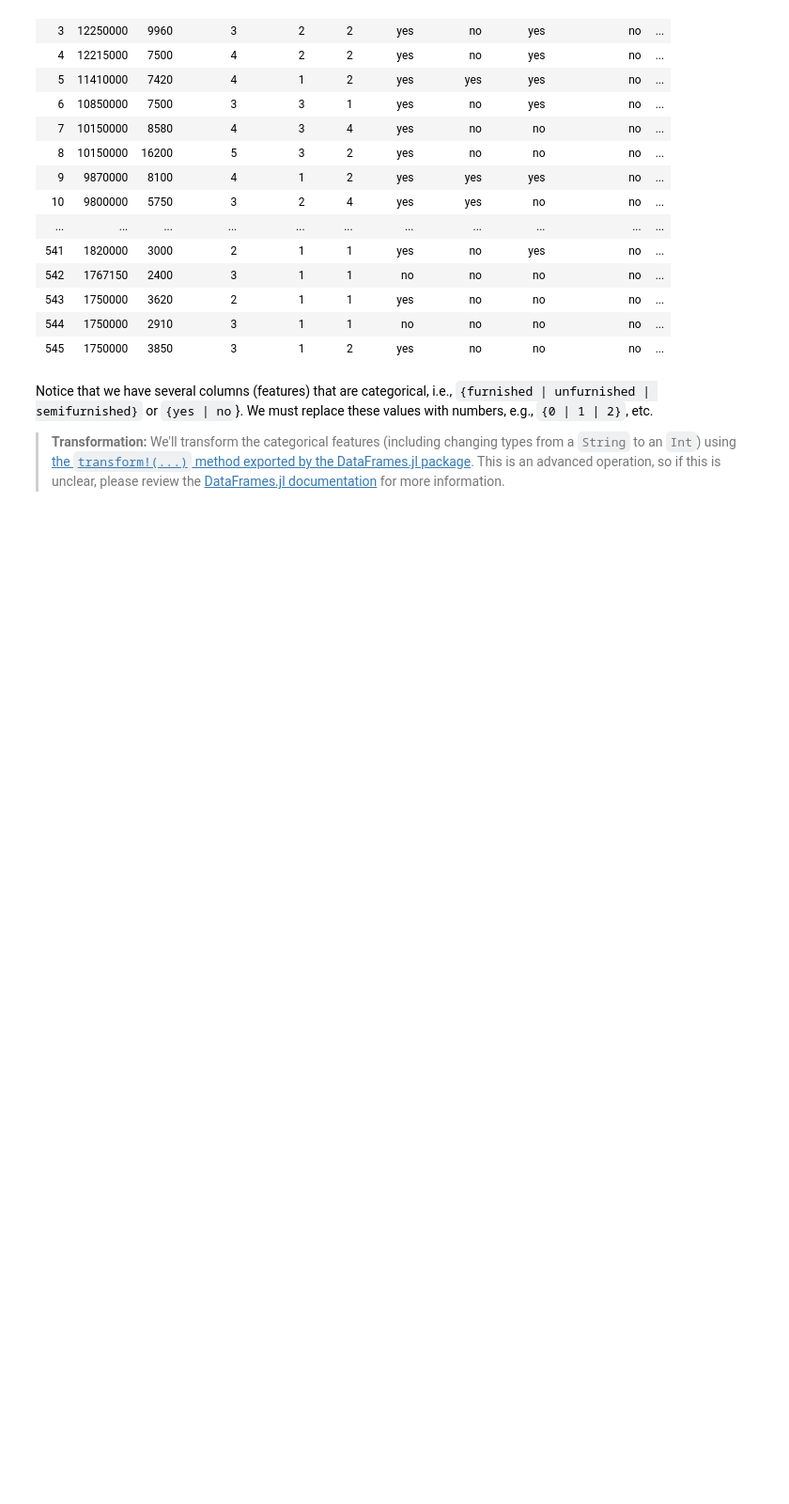
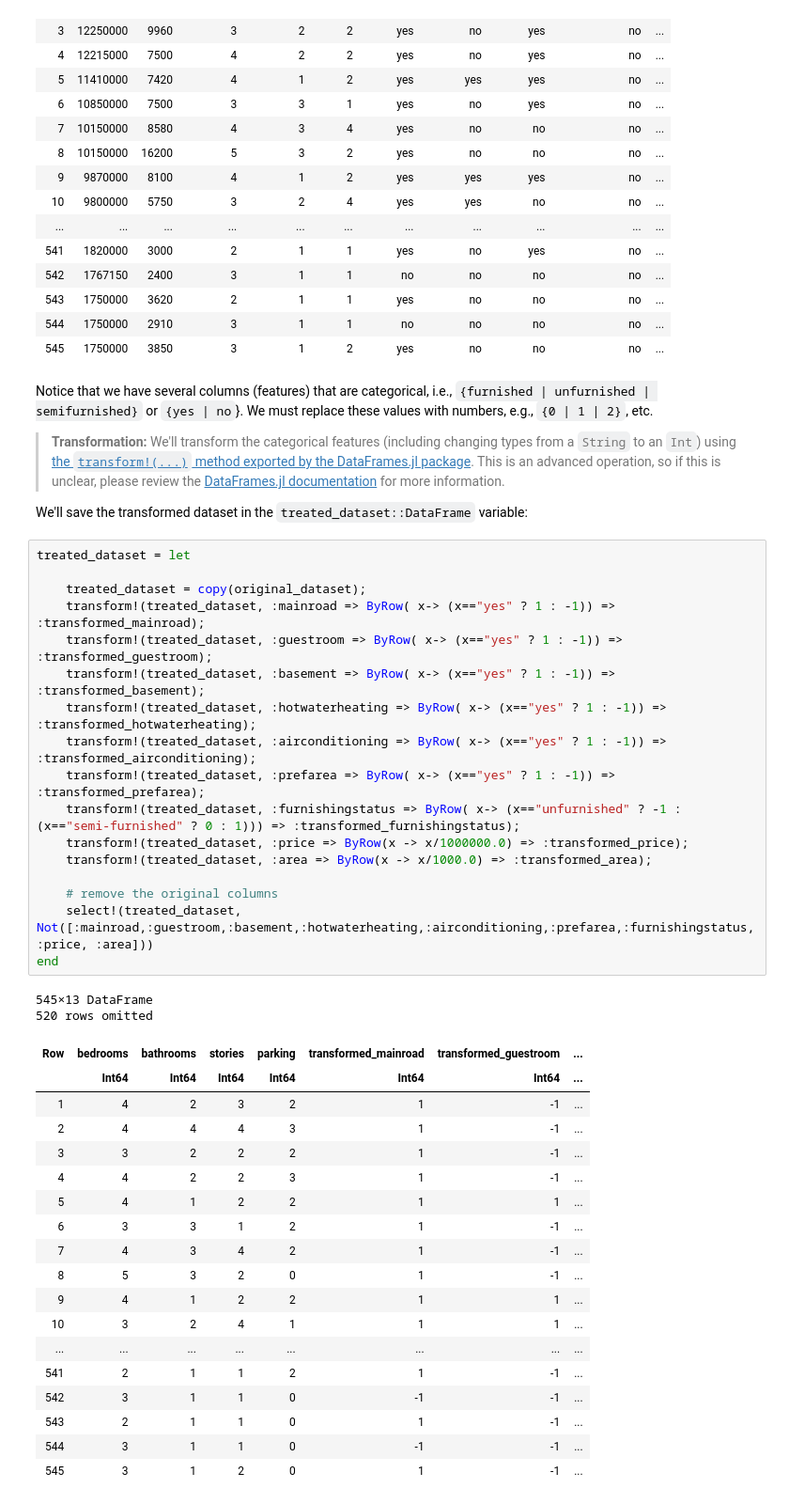
Before and after one commit to varnerlab/CHEME-140-eCornell-Repository, a Jupyter notebook: courses/CHEME-144/module-1/CHEME-144-M1-SVD-SVD-HousingPriceModel-Graded-Codio-Activity.ipynb, the cells around one changed output. Shown at 94% size. Cells and saved outputs as stored; diff of their text form; blank space fills up the shorter version.

```diff
--- a/courses/CHEME-144/module-1/CHEME-144-M1-SVD-SVD-HousingPriceModel-Graded-Codio-Activity.ipynb
+++ b/courses/CHEME-144/module-1/CHEME-144-M1-SVD-SVD-HousingPriceModel-Graded-Codio-Activity.ipynb
@@ -55,3 +55,43 @@ original_dataset = MyKaggleHousingPricesDataset() # load the *original* dataset
 # %% [markdown]
 Notice that we have several columns (features) that are categorical, i.e., `{furnished | unfurnished | semifurnished}` or `{yes | no`}. We must replace these values with numbers, e.g., `{0 | 1 | 2}`, etc.
  > __Transformation:__ We'll transform the categorical features (including changing types from a `String` to an `Int`) using [the `transform!(...)` method exported by the DataFrames.jl package](https://dataframes.juliadata.org/stable/lib/functions/#DataFrames.transform!). This is an advanced operation, so if this is unclear, please review the [DataFrames.jl documentation](https://dataframes.juliadata.org/stable/lib/functions/#DataFrames.transform!) for more information.
+
+ We'll save the transformed dataset in the `treated_dataset::DataFrame` variable:
+# %%
+treated_dataset = let
+
+    treated_dataset = copy(original_dataset);
+    transform!(treated_dataset, :mainroad => ByRow( x-> (x=="yes" ? 1 : -1)) => :transformed_mainroad);
+    transform!(treated_dataset, :guestroom => ByRow( x-> (x=="yes" ? 1 : -1)) => :transformed_guestroom);
+    transform!(treated_dataset, :basement => ByRow( x-> (x=="yes" ? 1 : -1)) => :transformed_basement);
+    transform!(treated_dataset, :hotwaterheating => ByRow( x-> (x=="yes" ? 1 : -1)) => :transformed_hotwaterheating);
+    transform!(treated_dataset, :airconditioning => ByRow( x-> (x=="yes" ? 1 : -1)) => :transformed_airconditioning);
+    transform!(treated_dataset, :prefarea => ByRow( x-> (x=="yes" ? 1 : -1)) => :transformed_prefarea);
+    transform!(treated_dataset, :furnishingstatus => ByRow( x-> (x=="unfurnished" ? -1 : (x=="semi-furnished" ? 0 : 1))) => :transformed_furnishingstatus);
+    transform!(treated_dataset, :price => ByRow(x -> x/1000000.0) => :transformed_price);
+    transform!(treated_dataset, :area => ByRow(x -> x/1000.0) => :transformed_area);
+
+    # remove the original columns
+    select!(treated_dataset, Not([:mainroad,:guestroom,:basement,:hotwaterheating,:airconditioning,:prefarea,:furnishingstatus,:price, :area]))
+end
+# %% [output]
+545×13 DataFrame
+520 rows omitted
+| Row | bedrooms | bathrooms | stories | parking | transformed_mainroad | transformed_guestroom | ... |
+|  | Int64 | Int64 | Int64 | Int64 | Int64 | Int64 | ... |
+| 1 | 4 | 2 | 3 | 2 | 1 | -1 | ... |
+| 2 | 4 | 4 | 4 | 3 | 1 | -1 | ... |
+| 3 | 3 | 2 | 2 | 2 | 1 | -1 | ... |
+| 4 | 4 | 2 | 2 | 3 | 1 | -1 | ... |
+| 5 | 4 | 1 | 2 | 2 | 1 | 1 | ... |
+| 6 | 3 | 3 | 1 | 2 | 1 | -1 | ... |
+| 7 | 4 | 3 | 4 | 2 | 1 | -1 | ... |
+| 8 | 5 | 3 | 2 | 0 | 1 | -1 | ... |
+| 9 | 4 | 1 | 2 | 2 | 1 | 1 | ... |
+| 10 | 3 | 2 | 4 | 1 | 1 | 1 | ... |
+| ... | ... | ... | ... | ... | ... | ... | ... |
+| 541 | 2 | 1 | 1 | 2 | 1 | -1 | ... |
+| 542 | 3 | 1 | 1 | 0 | -1 | -1 | ... |
+| 543 | 2 | 1 | 1 | 0 | 1 | -1 | ... |
+| 544 | 3 | 1 | 1 | 0 | -1 | -1 | ... |
+| 545 | 3 | 1 | 2 | 0 | 1 | -1 | ... |
```
Also changed, not shown: parts of 4 cells of this notebook, 2 other files.
